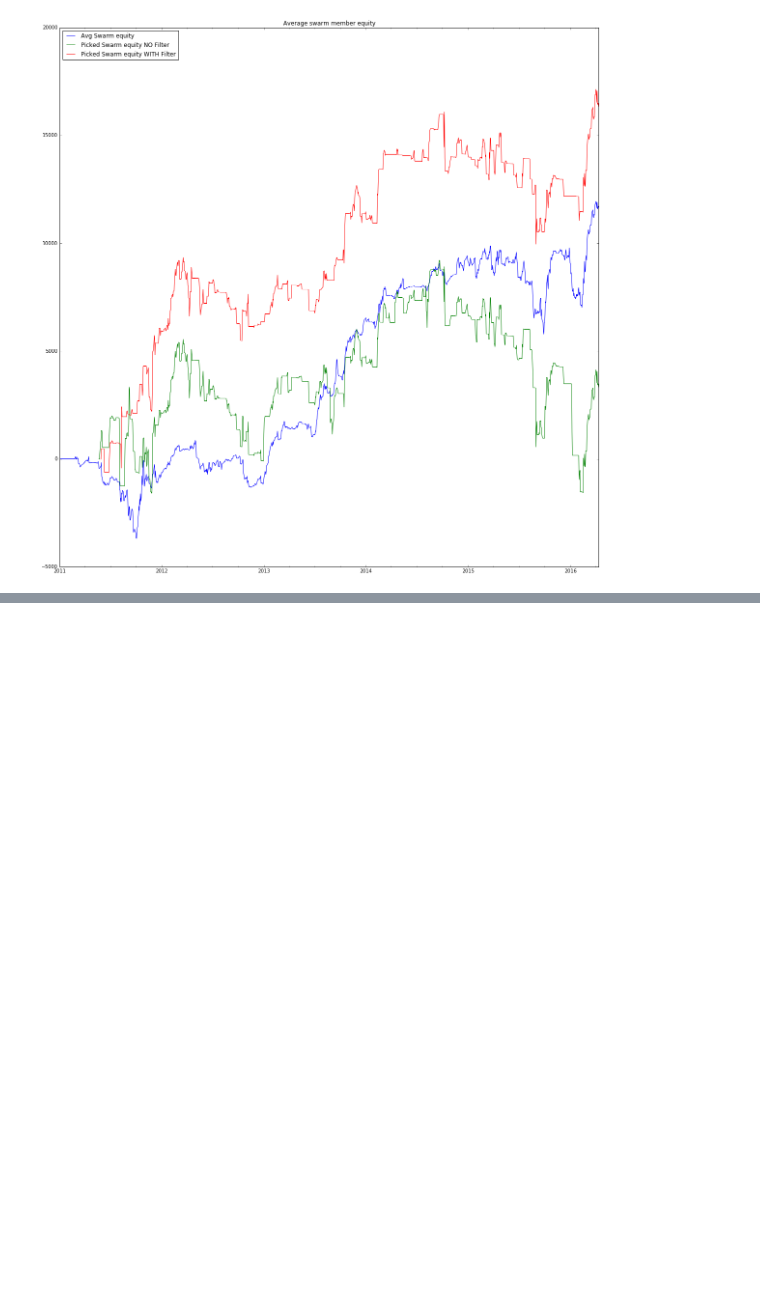
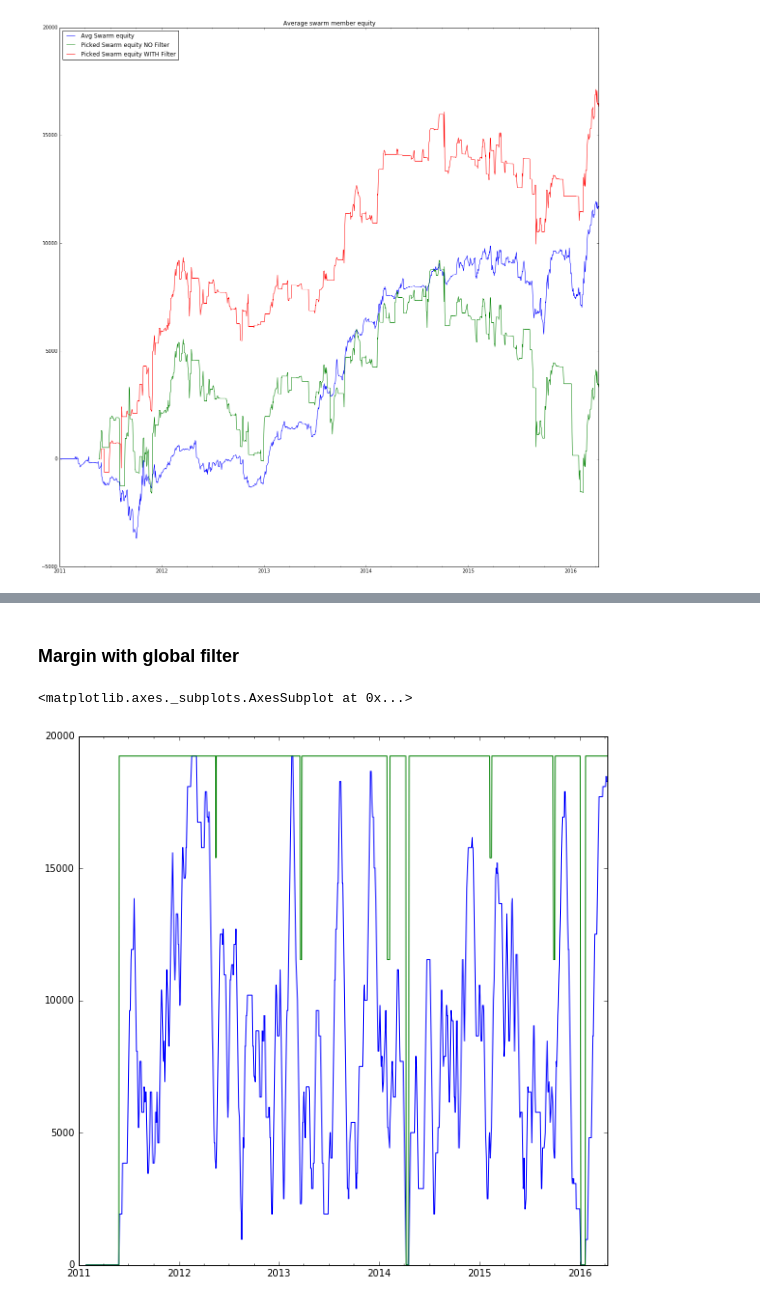
Before and after one commit to trendmanagement/tmqrexo_alexveden, a Jupyter notebook: notebooks/Strategy_MAcrossingTrail_CostsLayer.ipynb, the cells around one changed output, grey strips where cells are left out. Cells and saved outputs as stored; diff of their text form; code cells hidden in the pictures; blank space fills up the shorter version.

```diff
--- a/notebooks/Strategy_MAcrossingTrail_CostsLayer.ipynb
+++ b/notebooks/Strategy_MAcrossingTrail_CostsLayer.ipynb
@@ -450,0 +466,11 @@ legend(loc=2)
+# %% [markdown]
+### Margin with global filter
+# %%
+figsize(10, 10)
+mrg = (swarm_picked_inposition_wfilter * info['margin']).sum(axis=1)
+
+mrg.rolling(20).mean().plot(label="Mean Margin")
+mrg.rolling(20).max().plot(label="Mean Margin")
+# %% [output]
+<matplotlib.axes._subplots.AxesSubplot at 0x...>
+[figure, added]
```
Also changed, not shown: parts of 5 cells of this notebook, 4 other files.
